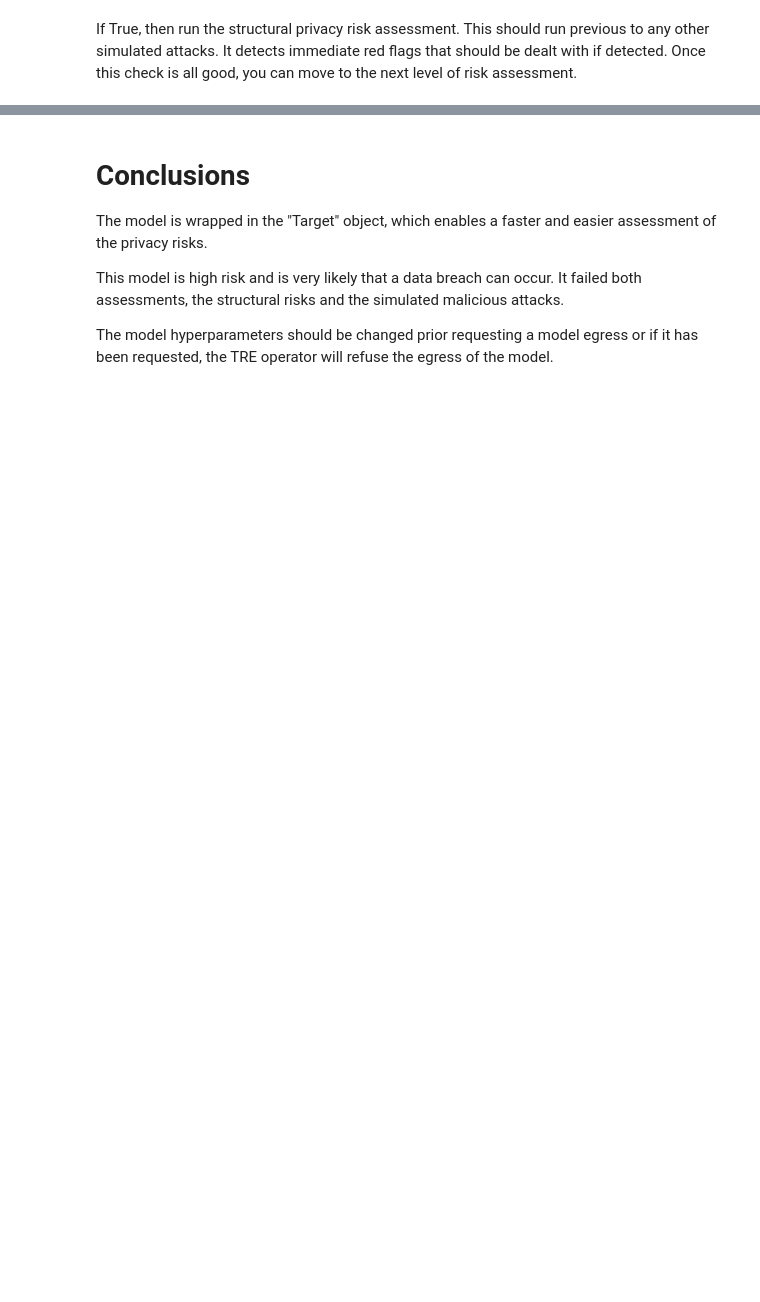
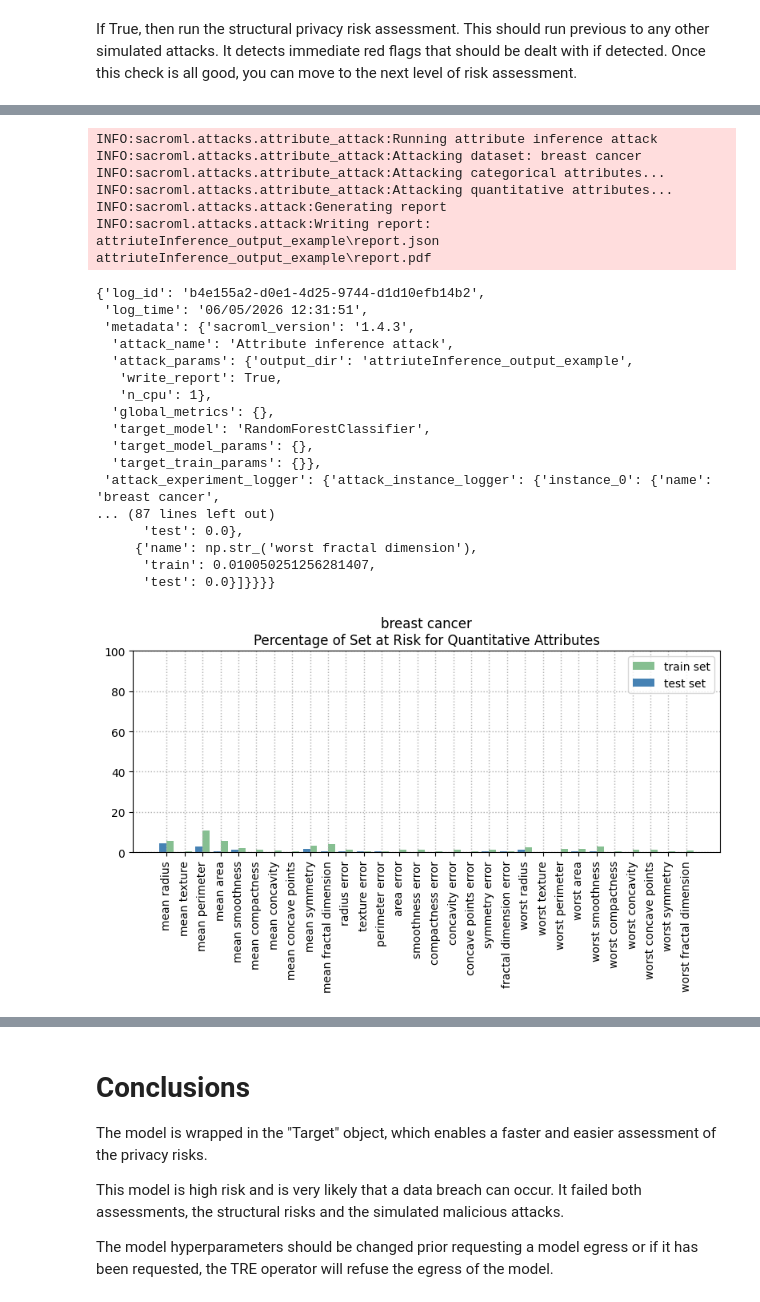
Before and after one commit to AI-SDC/SACRO-ML, a Jupyter notebook: docs/source/notebooks/simple_example_attack_interpretation.ipynb, the cells around one changed output, grey strips where cells are left out. Drawn from its saved outputs; the diff is of its cells as text; code cells hidden in the pictures; blank space fills up the shorter version.

```diff
--- a/docs/source/notebooks/simple_example_attack_interpretation.ipynb
+++ b/docs/source/notebooks/simple_example_attack_interpretation.ipynb
@@ -109,0 +166,31 @@ The assessment shows some potential risks:
+# %%
+# Attribute inference attack
+dir(AttributeAttack)
+Attribute_attack = AttributeAttack(output_dir="attriuteInference_output_example", n_cpu=1)
+
+Attribute_attack.attack(target)
+# %% [output]
+INFO:sacroml.attacks.attribute_attack:Running attribute inference attack
+INFO:sacroml.attacks.attribute_attack:Attacking dataset: breast cancer
+INFO:sacroml.attacks.attribute_attack:Attacking categorical attributes...
+INFO:sacroml.attacks.attribute_attack:Attacking quantitative attributes...
+INFO:sacroml.attacks.attack:Generating report
+INFO:sacroml.attacks.attack:Writing report: attriuteInference_output_example\report.json attriuteInference_output_example\report.pdf
+{'log_id': 'b4e155a2-d0e1-4d25-9744-d1d10efb14b2',
+ 'log_time': '06/05/2026 12:31:51',
+ 'metadata': {'sacroml_version': '1.4.3',
+  'attack_name': 'Attribute inference attack',
+  'attack_params': {'output_dir': 'attriuteInference_output_example',
+   'write_report': True,
+   'n_cpu': 1},
+  'global_metrics': {},
+  'target_model': 'RandomForestClassifier',
+  'target_model_params': {},
+  'target_train_params': {}},
+ 'attack_experiment_logger': {'attack_instance_logger': {'instance_0': {'name': 'breast cancer',
+... (87 lines left out)
+      'test': 0.0},
+     {'name': np.str_('worst fractal dimension'),
+      'train': 0.010050251256281407,
+      'test': 0.0}]}}}}
+[figure, added]
```
Also changed, not shown: parts of 24 cells of this notebook.
